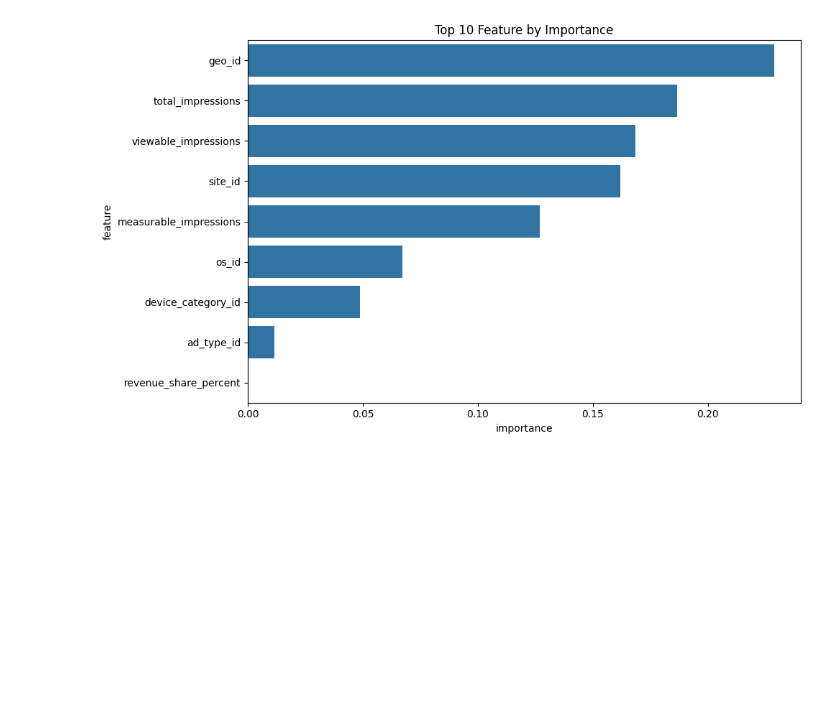
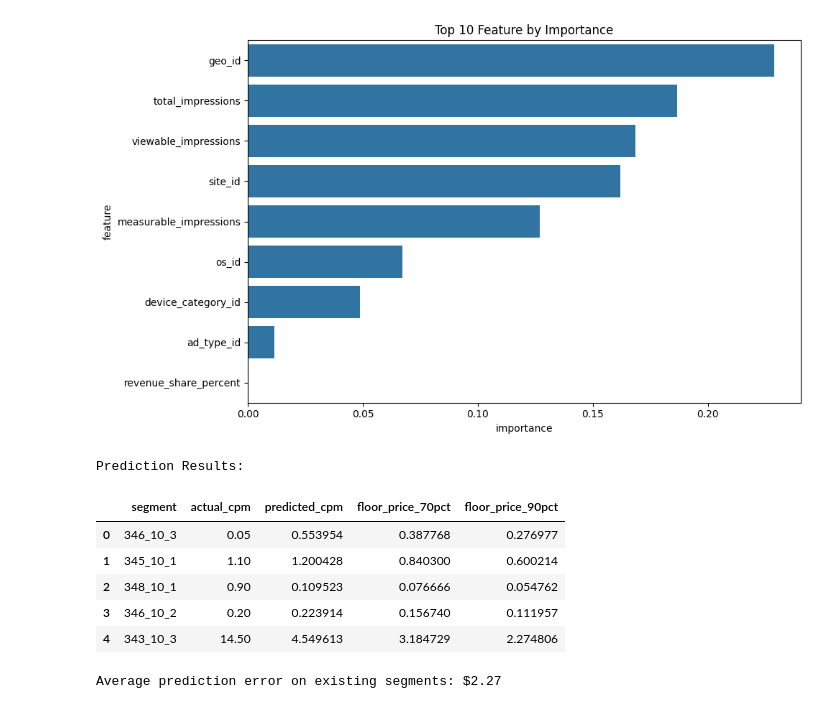
Before and after one commit to TernFolbaek/machine-learning-notebook, a Jupyter notebook: floor-price-optimization/fpo.ipynb, the cells around one changed output. Drawn from its saved outputs; the diff is of its cells as text; code cells hidden in the pictures; blank space fills up the shorter version.

```diff
--- a/floor-price-optimization/fpo.ipynb
+++ b/floor-price-optimization/fpo.ipynb
@@ -524,3 +525,73 @@ Model Performance:
 RMSE: 13.05
 MAE: 1.51
 [figure]
+# %%
+# Create a sample of random segments to predict on
+# Include some existing segments and some new combinations
+
+# For now sampling 5 existing segments
+existing_segments = df_eval['segment'].sample(5).unique()
+
+# Create sample data for prediction
+sample_data = []
+
+# Add existing segments
+for segment in existing_segments:
+    site_id, ad_type_id, device_category_id = segment.split('_')
+
+    # Find a random row with this segment to get realistic values
+    sample_row = df[df['segment'] == segment].sample(1).iloc[0]
+
+    sample_data.append({
+        'site_id': int(site_id),
+        'ad_type_id': int(ad_type_id),
+        'device_category_id': int(device_category_id),
+        'geo_id': sample_row['geo_id'],
+        'os_id': sample_row['os_id'],
+        'total_impressions': sample_row['total_impressions'],
+        'viewable_impressions': sample_row['viewable_impressions'],
+        'measurable_impressions': sample_row['measurable_impressions'],
+        'revenue_share_percent': sample_row['revenue_share_percent'],
+        'segment': segment,
+        'actual_cpm': sample_row['cpm']
+    })
+
+
+# Convert to DataFrame
+sample_prediction_df = pd.DataFrame(sample_data)
+
+# Prepare features for prediction (same format as training data)
+X_sample = sample_prediction_df[categorical_features + numerical_features].copy()
+
+for col in categorical_features:
+    X_sample[col] = X_sample[col].astype('category')
+
+# Make predictions
+predicted_cpm = model.predict(X_sample)
+
+# Add predictions to the sample data
+sample_prediction_df['predicted_cpm'] = predicted_cpm
+
+# Calculate floor prices at different confidence levels
+sample_prediction_df['floor_price_70pct'] = predicted_cpm * 0.7  # Simplified approach
+sample_prediction_df['floor_price_90pct'] = predicted_cpm * 0.5  # More conservative
+
+# Display results
+print("Prediction Results:")
+display(sample_prediction_df[['segment', 'actual_cpm', 'predicted_cpm',
+                             'floor_price_70pct', 'floor_price_90pct']])
+
+# For existing segments, compare actual vs predicted
+existing_results = sample_prediction_df[sample_prediction_df['actual_cpm'].notnull()]
+if len(existing_results) > 0:
+    error = np.abs(existing_results['actual_cpm'] - existing_results['predicted_cpm'])
+    print(f"\nAverage prediction error on existing segments: ${error.mean():.2f}")
+# %% [output]
+Prediction Results:
+|  | segment | actual_cpm | predicted_cpm | floor_price_70pct | floor_price_90pct |
+| 0 | 346_10_3 | 0.05 | 0.553954 | 0.387768 | 0.276977 |
+| 1 | 345_10_1 | 1.10 | 1.200428 | 0.840300 | 0.600214 |
+| 2 | 348_10_1 | 0.90 | 0.109523 | 0.076666 | 0.054762 |
+| 3 | 346_10_2 | 0.20 | 0.223914 | 0.156740 | 0.111957 |
+| 4 | 343_10_3 | 14.50 | 4.549613 | 3.184729 | 2.274806 |
+Average prediction error on existing segments: $2.27
```
Also changed, not shown: parts of 5 cells of this notebook, 1 other file.
